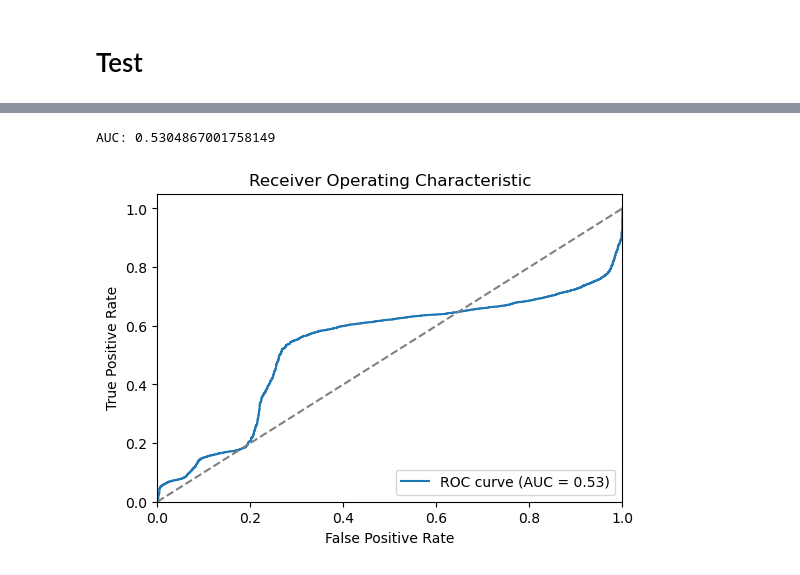
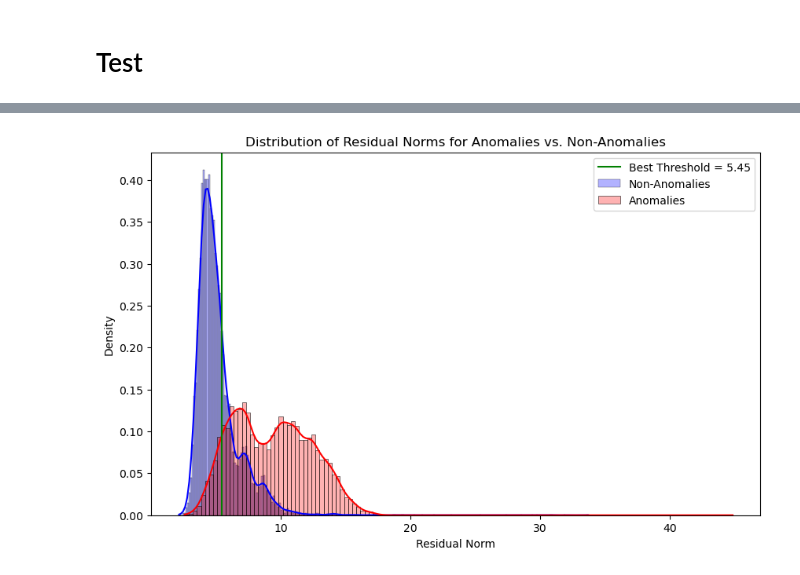
Before and after one commit to j0shcd/ml4pm-project, a Jupyter notebook: regression_forest.ipynb, the cells around one changed output, grey strips where cells are left out. Saved outputs shown, nothing was run; the diff lists cells and outputs as text; code cells hidden in the pictures.

```diff
--- a/regression_forest.ipynb
+++ b/regression_forest.ipynb
@@ -293,10 +187,4 @@ residuals_synthetic = y_pred_synthetic - y_synthetic  # shape: (n_samples, n_tar
 
 # Compute the norm of the synthetic test residuals
 residuals_synthetic_norm = np.linalg.norm(residuals_synthetic, axis=1)
-
-# Classify anomalies based on the threshold
-predicted_anomalies = (residuals_synthetic_norm > threshold).astype(int)
-
-# For evaluation:
-true_anomalies = test_dataset['anomaly']
 # %%
@@ -386,22 +285,0 @@ F1-score: 0.943634157367532
-# %%
-# ROC Curve and AUC
-# Use the continuous residual norm as the "score" for ROC
-fpr, tpr, thresholds = roc_curve(true_anomalies, residuals_synthetic_norm)
-roc_auc = auc(fpr, tpr)
-
-print("AUC:", roc_auc)
-
-# Plot the ROC Curve
-plt.figure(figsize=(6,4))
-plt.plot(fpr, tpr, label='ROC curve (AUC = {:.2f})'.format(roc_auc))
-plt.plot([0,1],[0,1],'--', color='gray')  # Diagonal line for reference
-plt.xlim([0.0, 1.0])
-plt.ylim([0.0, 1.05])
-plt.xlabel('False Positive Rate')
-plt.ylabel('True Positive Rate')
-plt.title('Receiver Operating Characteristic')
-plt.legend(loc="lower right")
-plt.show()
-# %% [output]
-AUC: 0.5304867001758149
-[figure, removed]
@@ -423,0 +286,16 @@ AUC: 0.5304867001758149
+# %%
+anomalies = residuals_synthetic_norm[true_anomalies == 1]
+non_anomalies = residuals_synthetic_norm[true_anomalies == 0]
+
+plt.figure(figsize=(10, 6))
+sns.histplot(non_anomalies, kde=True, color='blue', label='Non-Anomalies', stat='density', alpha=0.3)
+sns.histplot(anomalies, kde=True, color='red', label='Anomalies', stat='density', alpha=0.3)
+plt.axvline(x=best_threshold, color='green', linestyle='-', label=f'Best Threshold = {best_threshold:.2f}')
+
+plt.xlabel('Residual Norm')
+plt.ylabel('Density')
+plt.title('Distribution of Residual Norms for Anomalies vs. Non-Anomalies')
+plt.legend()
+plt.show()
+# %% [output]
+[figure, added]
```
Also changed, not shown: parts of 28 cells of this notebook.
